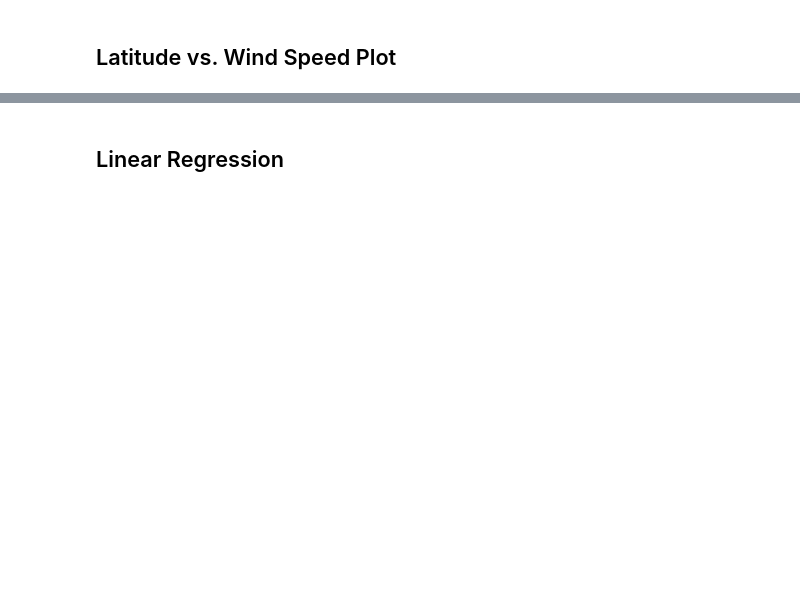
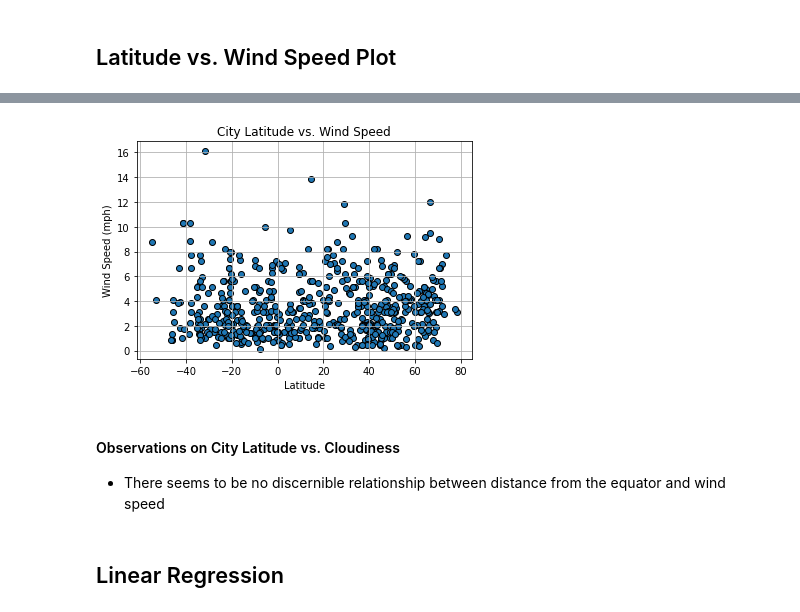
Before and after one commit to eucortes04/python-api-challenge, a Jupyter notebook: WeatherPy/WeatherPy.ipynb, the cells around one changed output, grey strips where cells are left out. Saved outputs shown, nothing was run; the diff lists cells and outputs as text; code cells hidden in the pictures; blank space fills up the shorter version.

```diff
--- a/WeatherPy/WeatherPy.ipynb
+++ b/WeatherPy/WeatherPy.ipynb
@@ -155,2 +222,20 @@ Int64Index([], dtype='int64')
+# %%
+#Scatter Plot
+plt.scatter(weatherDF['Lat'],weatherDF['Wind Speed'],edgecolor='black')
+
+#Adding info
+plt.xlabel('Latitude')
+plt.ylabel('Wind Speed (mph)')
+plt.title(f'City Latitude vs. Wind Speed')
+plt.grid()
+
+#Save and Show
+plt.savefig('Output/Wind Speed vs Latitude.png')
+plt.show()
+# %% [output]
+[figure, added]
+# %% [markdown]
+#### Observations on City Latitude vs. Cloudiness
+* There seems to be no discernible relationship between distance from the equator and wind speed
 # %% [markdown]
 ## Linear Regression
```
Also changed, not shown: parts of 25 cells of this notebook, 4 other files.
